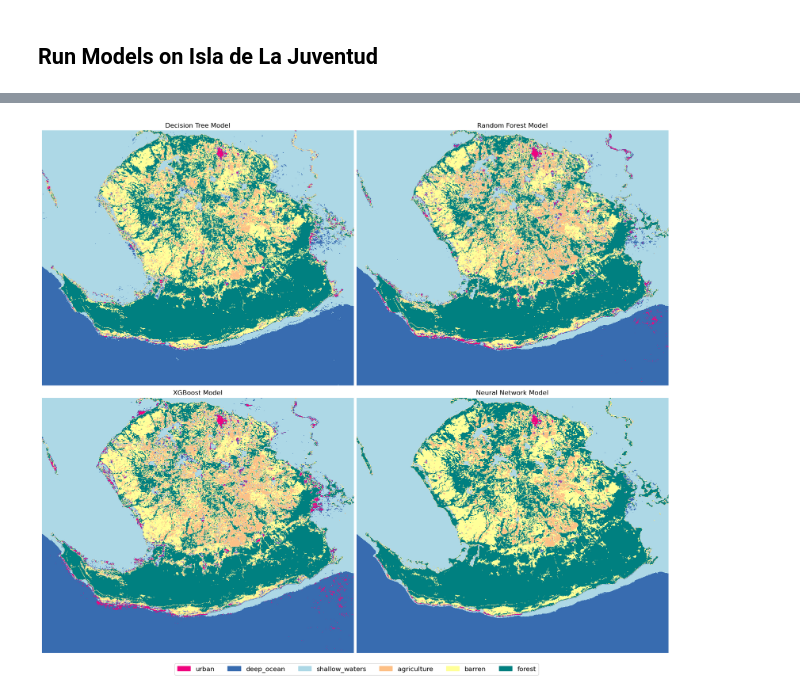
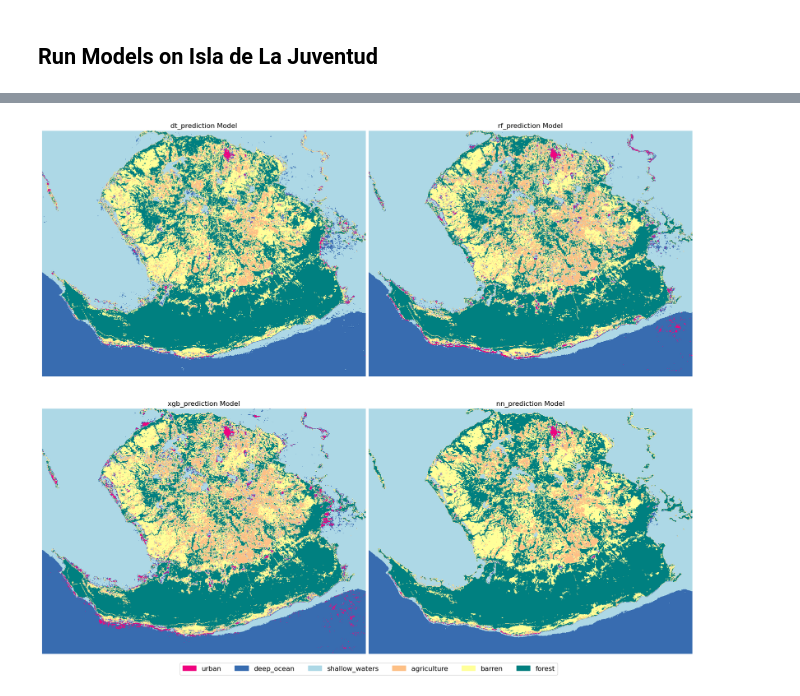
Before and after one commit to JuanesLamilla/cuba_landcover_class, a Jupyter notebook: analysis.ipynb, the cells around one changed output, grey strips where cells are left out. Saved outputs shown, nothing was run; the diff lists cells and outputs as text; code cells hidden in the pictures.

Commit message:
Update nn layers

```diff
--- a/analysis.ipynb
+++ b/analysis.ipynb
@@ -120,8 +121,8 @@ def mask_clouds(image):
     return image.updateMask(L8mask)
 # %%
 geometry_idlj = ee.Geometry.Polygon(
-    [[[-83.21494438818296,21.356673185906914],
-      [-82.5032363193353,21.356673185906914],
+    [[[-83.21494438818296,21.4],
+      [-82.5032363193353,21.4],
       [-82.5032363193353,21.93872306614785],
       [-83.21494438818296,21.93872306614785]]])
 # %%
@@ -633,24 +634,27 @@ if not os.path.exists(output_path):
     # Model parameter
     neuron = 64
     drop = 0.2
-    kernel = 2
-    pool = 1
+    kernel = 5
 
     # Make sequential model
     nn_model = Sequential([
         Input(input_shape),
-        Conv1D(neuron * 1, kernel, activation='relu'),
-        Conv1D(neuron * 1, kernel, activation='relu'),
-        MaxPooling1D(pool),
+        Conv1D(neuron * 1, kernel, activation='relu', padding='same'),
+        Conv1D(neuron * 1, kernel, activation='relu', padding='same'),
         Dropout(drop),
-        Conv1D(neuron * 2, kernel, activation='relu'),
-        Conv1D(neuron * 2, kernel, activation='relu'),
-        MaxPooling1D(pool),
+        # BatchNormalization(),  # Added batch normalization layer
+        Conv1D(neuron * 2, kernel, activation='relu', padding='same'),
+        Conv1D(neuron * 2, kernel, activation='relu', padding='same'),
         Dropout(drop),
+        # BatchNormalization(),  # Added batch normalization layer
+        # Conv1D(neuron * 4, kernel, activation='relu', padding='same'),
+        # Conv1D(neuron * 4, kernel, activation='relu', padding='same'),
+        # Dropout(drop),
+        # BatchNormalization(),  # Added batch normalization layer
         GlobalMaxPooling1D(),
+        Dense(neuron * 4, activation='relu'),
+        Dropout(drop),
         Dense(neuron * 2, activation='relu'),
-        Dropout(drop),
-        Dense(neuron * 1, activation='relu'),
         Dropout(drop),
         Dense(N_CLASSES + 1, activation='softmax')
     ])
@@ -703,9 +687,17 @@ if need_to_train_nn:
 
     # Create callback to stop training if loss not decreasing
     stop = EarlyStopping(
-        monitor='loss',
-        patience=10
+        monitor='val_loss',
+        patience=20,
+        restore_best_weights=True,
     )
+
+    # reduce_lr = ReduceLROnPlateau(
+    #     monitor='val_loss',
+    #     factor=0.1,
+    #     patience=5,
+    #     min_lr=0.0001
+    # )
 
     # Fit the model
     result = nn_model.fit(
@@ -815,36 +835,34 @@ nn_prediction = nn_prediction.reshape(shape[0], shape[1])
 # %%
-models = {"Decision Tree": dt_prediction, "Random Forest": rf_prediction, "XGBoost": xgb_prediction, "Neural Network": nn_prediction}
-
 # Create a custom colormap with class labels
 colors = [PALETTE[i] for i in CLASSES]
 cmap = ListedColormap(colors)
 
 # Plotting the results of each model in separate subplots
 num_models = 4
 fig, axes = plt.subplots(2, 2, figsize=(16, 16))
-for i, (key, value) in enumerate(models.items()):
+for i, (key, value) in enumerate(model_predictions.items()):
     row = i // 2
     col = i % 2
     ax = axes[row, col]
 
     # Plot the results of the current model
     ax.imshow(value, cmap=cmap)
 
     # Add title for the subplot
     ax.set_title(f"{key} Model")
 
     # Remove axis
     ax.axis('off')
 
 # Create a custom legend
 legend_handles = [mpatches.Patch(color=PALETTE[i], label=class_labels[i]) for i in CLASSES]
 plt.legend(handles=legend_handles, loc='lower center', bbox_to_anchor=(0, -0.1), ncol=len(CLASSES), fontsize='12')
 
 plt.subplots_adjust(hspace=0.01, wspace=0.01, bottom=0.15, top=1, left=0, right=1)
 
 plt.show()
 # %% [output]
-[figure, old version]
+[figure, new version]
 # %%
 # plot median_image_raster using earthpy
 ep.plot_bands(median_image_raster.read(),
```
Also changed, not shown: parts of 21 cells of this notebook, 2 other files.
